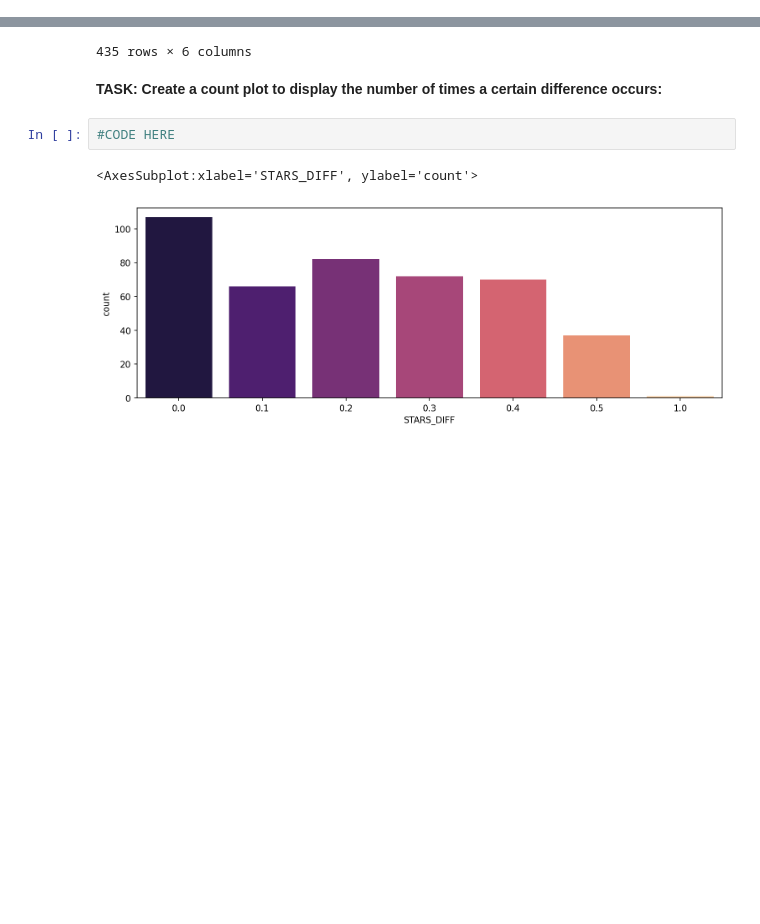
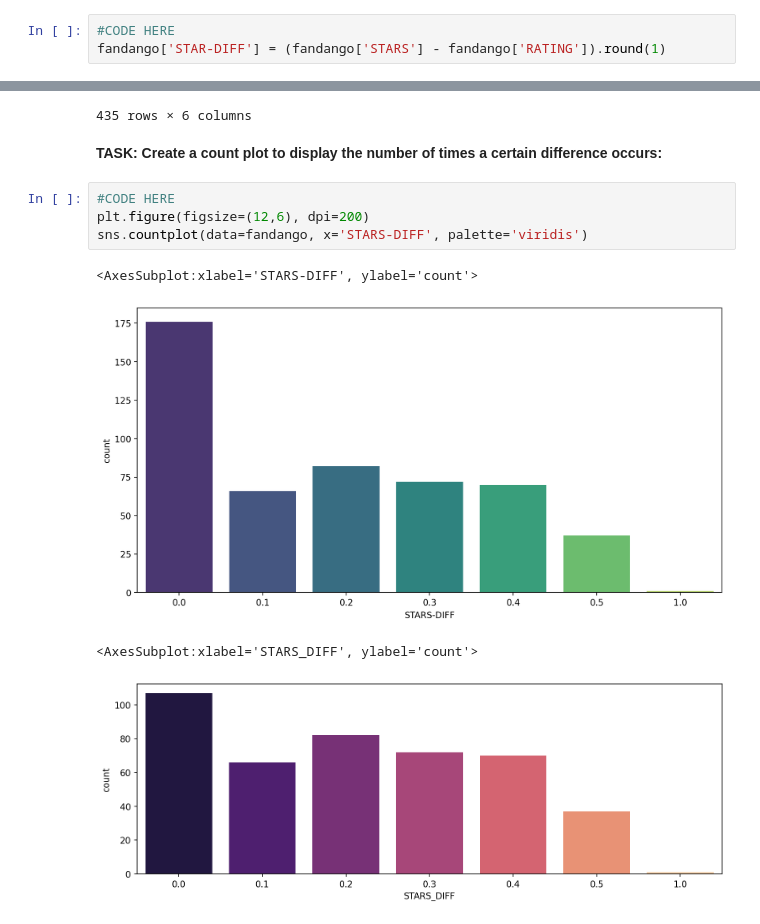
Before and after one commit to AlenGeorg3/fandango-rating-analysis, a Jupyter notebook: 00-Capstone-Project.ipynb, the cells around one changed output, grey strips where cells are left out. Saved outputs shown, nothing was run; the diff lists cells and outputs as text; blank space fills up the shorter version.

```diff
--- a/00-Capstone-Project.ipynb
+++ b/00-Capstone-Project.ipynb
@@ -212,0 +289,3 @@ Name: YEAR, dtype: int64
+# %%
+#CODE HERE
+fandango['STAR-DIFF'] = (fandango['STARS'] - fandango['RATING']).round(1)
@@ -227,8 +322,13 @@ Name: YEAR, dtype: int64
 435 rows × 6 columns
 # %% [markdown]
 **TASK: Create a count plot to display the number of times a certain difference occurs:**
-# %%
-#CODE HERE
+# %%
+#CODE HERE
+plt.figure(figsize=(12,6), dpi=200)
+sns.countplot(data=fandango, x='STARS-DIFF', palette='viridis')
+# %% [output]
+<AxesSubplot:xlabel='STARS-DIFF', ylabel='count'>
+[figure, added]
 # %%
 # %% [output]
 <AxesSubplot:xlabel='STARS_DIFF', ylabel='count'>
```
Also changed, not shown: parts of 28 cells of this notebook.
